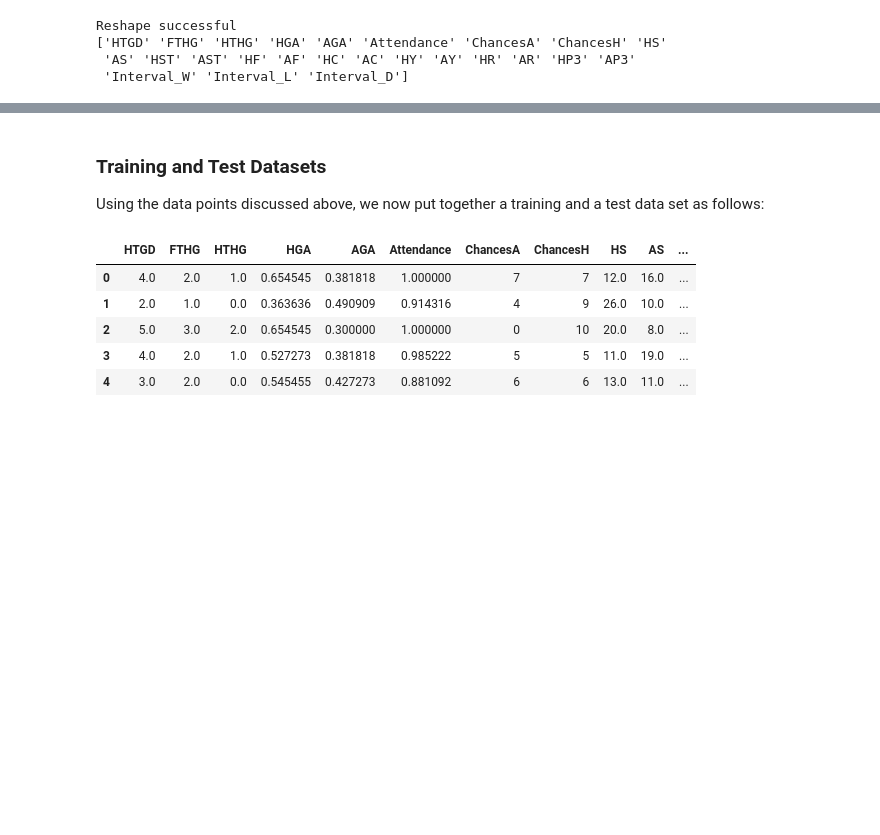
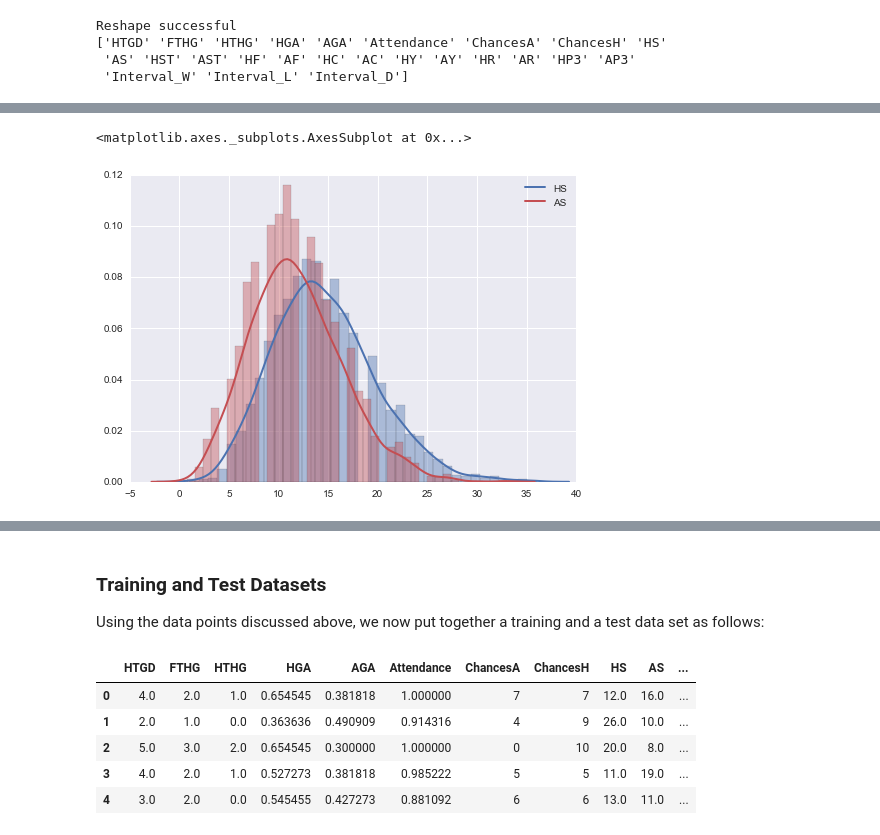
Before and after one commit to mgbukov/bundesliga, a Jupyter notebook: BL.ipynb, the cells around one changed output, grey strips where cells are left out. Cells and saved outputs as stored; diff of their text form; code cells hidden in the pictures; blank space fills up the shorter version.

```diff
--- a/BL.ipynb
+++ b/BL.ipynb
@@ -88,0 +92,6 @@ To acquire a better understanding of the data used to train the deep neural net,
+# %%
+sns.distplot(feats.loc[:, 'HS'],axlabel=False,kde_kws={'label':'HS',"linewidth": 2,"color": "b"},hist_kws={"color": "b"})
+sns.distplot(feats.loc[:, 'AS'],axlabel=False,kde_kws={'label':'AS',"linewidth": 2,"color": "r"},hist_kws={"color": "r"})
+# %% [output]
+<matplotlib.axes._subplots.AxesSubplot at 0x...>
+[figure, added]
```
Also changed, not shown: parts of 18 cells of this notebook.
